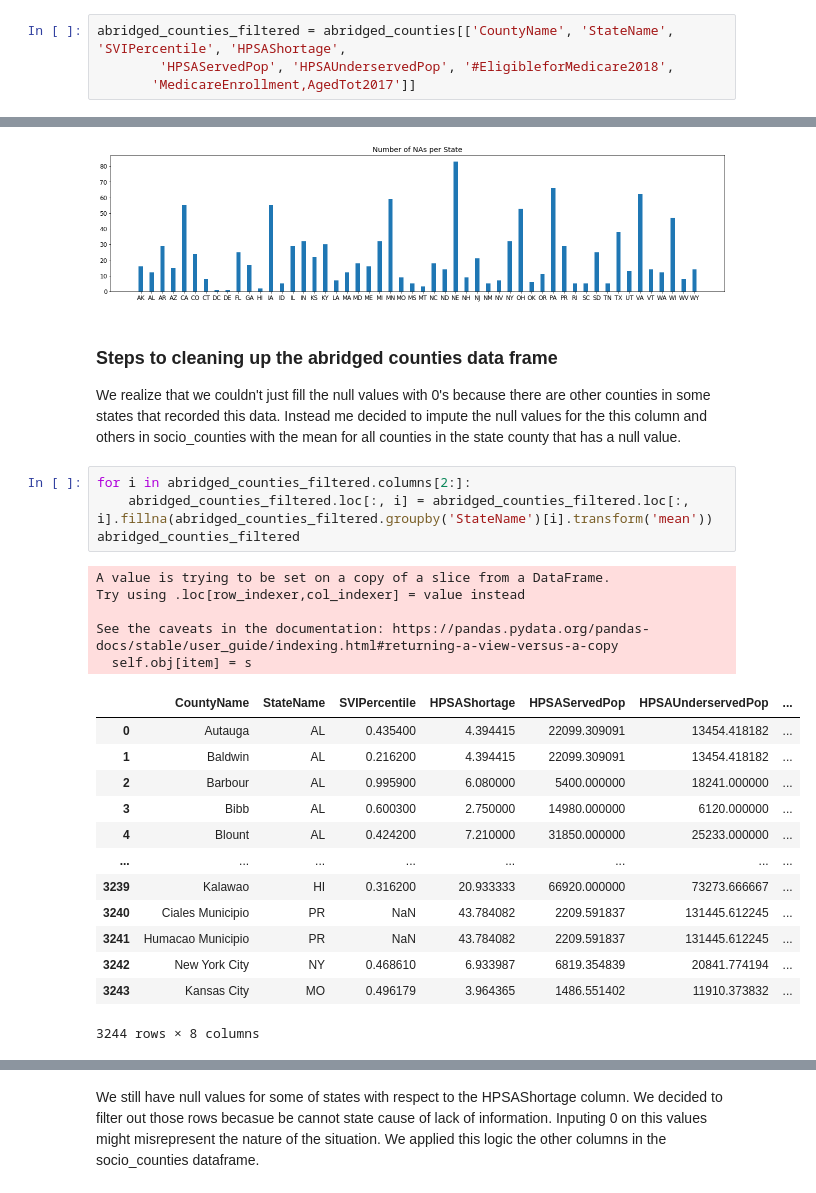
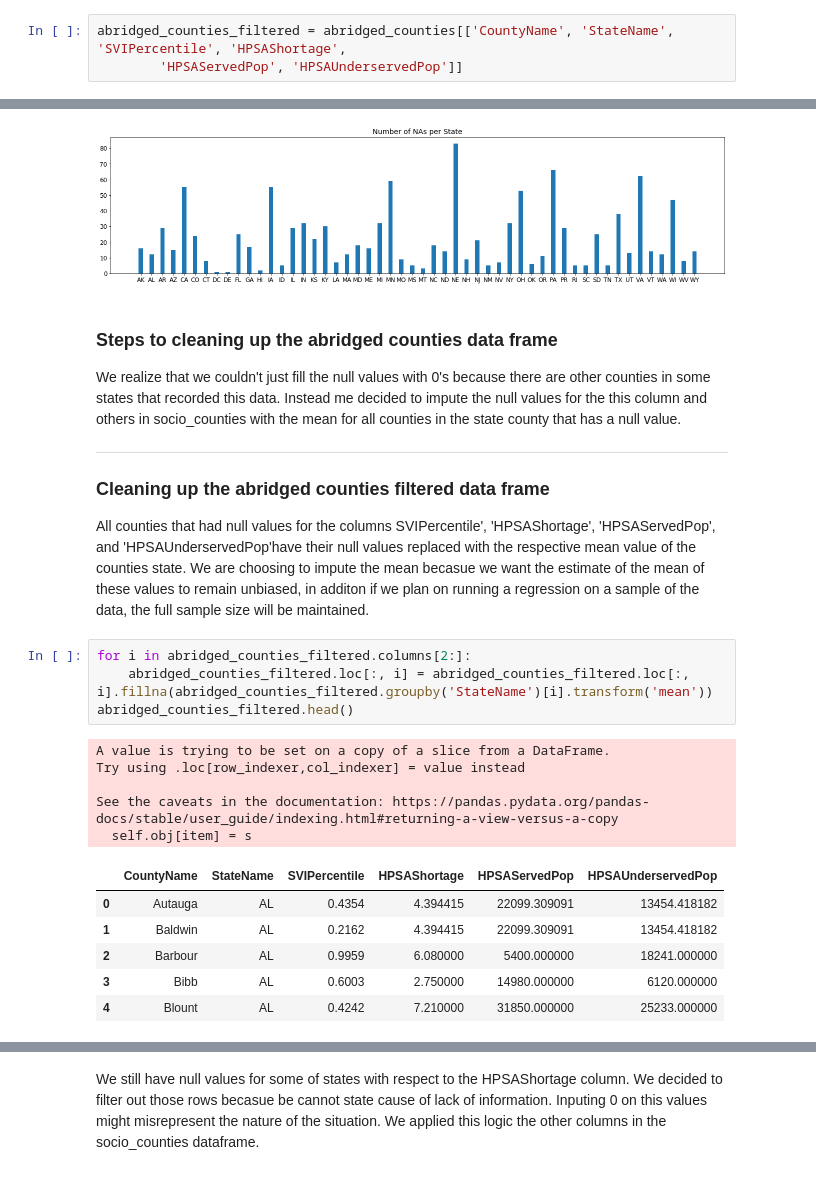
Before and after one commit to Divineechidume/final_DS100_project, a Jupyter notebook: CS 100 Final Project.ipynb, the cells around one changed output, grey strips where cells are left out. Drawn from its saved outputs; the diff is of its cells as text.

```diff
--- a/CS 100 Final Project.ipynb
+++ b/CS 100 Final Project.ipynb
@@ -78,7 +87,6 @@ As mentioned in the intro the three indicators that we plan on using to predict
 # %%
 abridged_counties_filtered = abridged_counties[['CountyName', 'StateName', 'SVIPercentile', 'HPSAShortage',
-        'HPSAServedPop', 'HPSAUnderservedPop', '#EligibleforMedicare2018',
-       'MedicareEnrollment,AgedTot2017']]
+        'HPSAServedPop', 'HPSAUnderservedPop']]
 # %% [markdown]
 ### Why we needed to do something about the null values
 ---
@@ -94,29 +102,26 @@ plt.bar(county_nas['StateName'], county_nas['CountyName'], .4)
 # %% [markdown]
 ### Steps to cleaning up the abridged counties data frame
 We realize that we couldn't just fill the null values with 0's because there are other counties in some states that recorded this data. Instead me decided to impute the null values for the this column and others in socio_counties with the mean for all counties in the state county that has a null value.
+
+___
+### Cleaning up the abridged counties filtered data frame
+All counties that had null values for the columns SVIPercentile', 'HPSAShortage', 'HPSAServedPop', and 'HPSAUnderservedPop'have their null values replaced with the respective mean value of the counties state. We are choosing to impute the mean becasue we want the estimate of the mean of these values to remain unbiased, in additon if we plan on running a regression on a sample of the data, the full sample size will be maintained.
 # %%
 for i in abridged_counties_filtered.columns[2:]:
     abridged_counties_filtered.loc[:, i] = abridged_counties_filtered.loc[:, i].fillna(abridged_counties_filtered.groupby('StateName')[i].transform('mean'))
-abridged_counties_filtered
+abridged_counties_filtered.head()
 # %% [output]
 A value is trying to be set on a copy of a slice from a DataFrame.
 Try using .loc[row_indexer,col_indexer] = value instead
 
 See the caveats in the documentation: https://pandas.pydata.org/pandas-docs/stable/user_guide/indexing.html#returning-a-view-versus-a-copy
   self.obj[item] = s
-|  | CountyName | StateName | SVIPercentile | HPSAShortage | HPSAServedPop | HPSAUnderservedPop | ... |
-| 0 | Autauga | AL | 0.435400 | 4.394415 | 22099.309091 | 13454.418182 | ... |
-| 1 | Baldwin | AL | 0.216200 | 4.394415 | 22099.309091 | 13454.418182 | ... |
-| 2 | Barbour | AL | 0.995900 | 6.080000 | 5400.000000 | 18241.000000 | ... |
-| 3 | Bibb | AL | 0.600300 | 2.750000 | 14980.000000 | 6120.000000 | ... |
-| 4 | Blount | AL | 0.424200 | 7.210000 | 31850.000000 | 25233.000000 | ... |
-| ... | ... | ... | ... | ... | ... | ... | ... |
-| 3239 | Kalawao | HI | 0.316200 | 20.933333 | 66920.000000 | 73273.666667 | ... |
-| 3240 | Ciales Municipio | PR | NaN | 43.784082 | 2209.591837 | 131445.612245 | ... |
-| 3241 | Humacao Municipio | PR | NaN | 43.784082 | 2209.591837 | 131445.612245 | ... |
-| 3242 | New York City | NY | 0.468610 | 6.933987 | 6819.354839 | 20841.774194 | ... |
-| 3243 | Kansas City | MO | 0.496179 | 3.964365 | 1486.551402 | 11910.373832 | ... |
+|  | CountyName | StateName | SVIPercentile | HPSAShortage | HPSAServedPop | HPSAUnderservedPop |
+| 0 | Autauga | AL | 0.4354 | 4.394415 | 22099.309091 | 13454.418182 |
+| 1 | Baldwin | AL | 0.2162 | 4.394415 | 22099.309091 | 13454.418182 |
+| 2 | Barbour | AL | 0.9959 | 6.080000 | 5400.000000 | 18241.000000 |
+| 3 | Bibb | AL | 0.6003 | 2.750000 | 14980.000000 | 6120.000000 |
+| 4 | Blount | AL | 0.4242 | 7.210000 | 31850.000000 | 25233.000000 |
-3244 rows × 8 columns
 # %%
 #plt.figure(figsize=(30,10))
 plt.title('Number of NAs per State')
```
Also changed, not shown: parts of 19 cells of this notebook.
